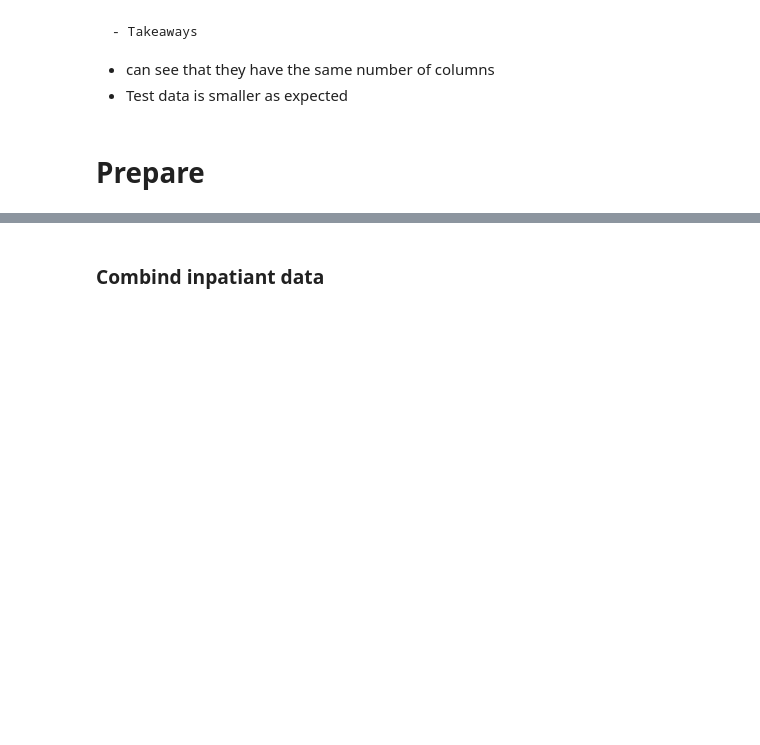
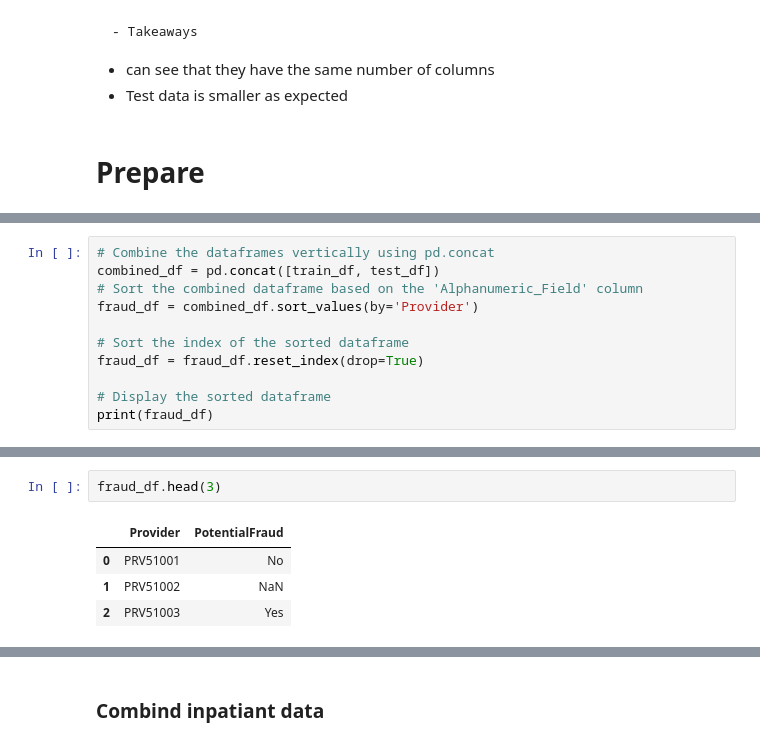
Before and after one commit to AswathyRadha100/Fraud_Detection_In_Healthcare, a Jupyter notebook: Workbooks/Ramiro/draft_health_care_fraud.ipynb, the cells around one changed output, grey strips where cells are left out. Drawn from its saved outputs; the diff is of its cells as text; blank space fills up the shorter version.

```diff
--- a/Workbooks/Ramiro/draft_health_care_fraud.ipynb
+++ b/Workbooks/Ramiro/draft_health_care_fraud.ipynb
@@ -126,0 +148,11 @@ Shape: (1353, 1)
+# %%
+# Combine the dataframes vertically using pd.concat
+combined_df = pd.concat([train_df, test_df])
+# Sort the combined dataframe based on the 'Alphanumeric_Field' column
+fraud_df = combined_df.sort_values(by='Provider')
+
+# Sort the index of the sorted dataframe
+fraud_df = fraud_df.reset_index(drop=True)
+
+# Display the sorted dataframe
+print(fraud_df)
@@ -126,0 +174,7 @@ Shape: (1353, 1)
+# %%
+fraud_df.head(3)
+# %% [output]
+|  | Provider | PotentialFraud |
+| 0 | PRV51001 | No |
+| 1 | PRV51002 | NaN |
+| 2 | PRV51003 | Yes |
```
Also changed, not shown: parts of 22 cells of this notebook.
